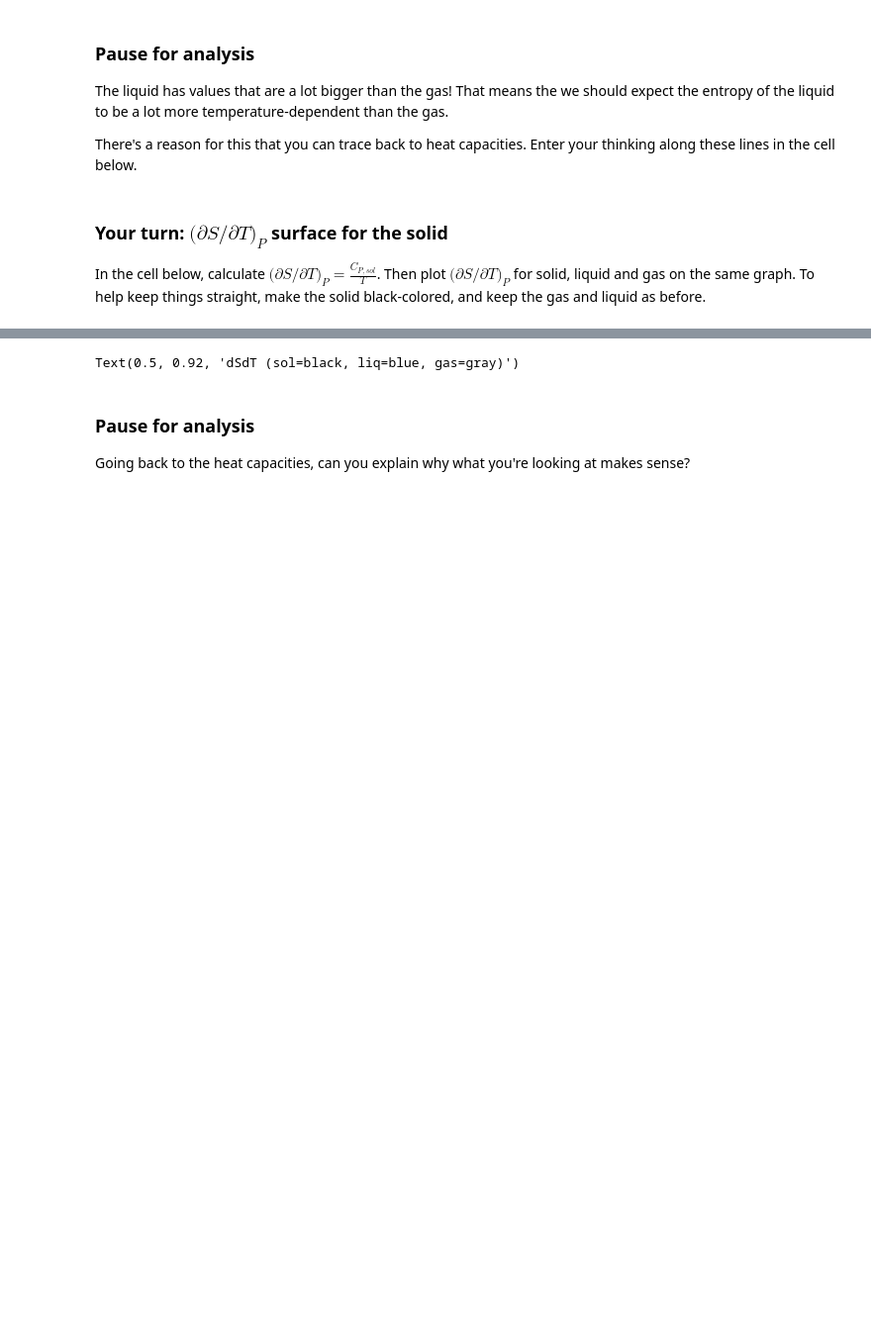
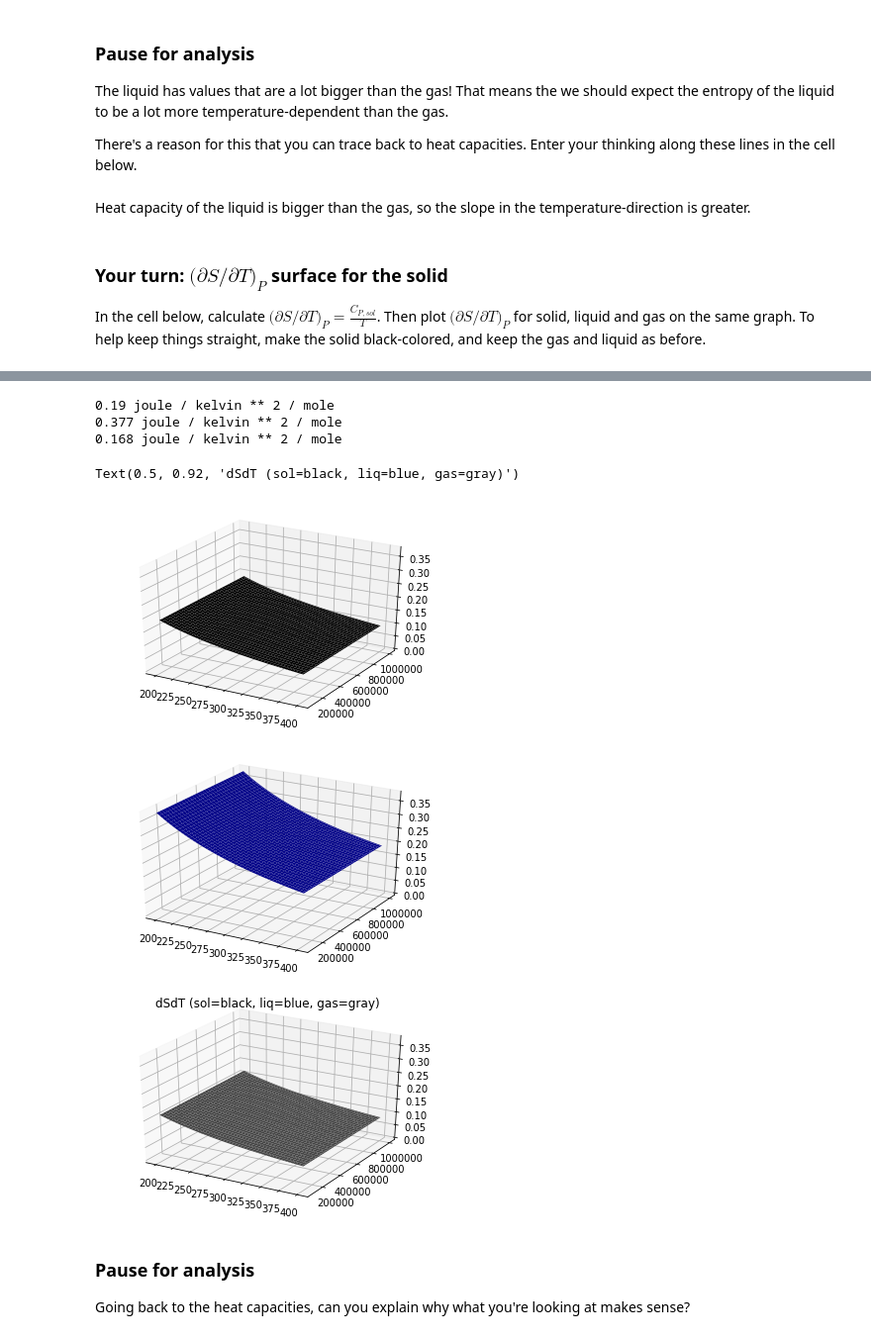
Before and after one commit to sneshyba/pypchem, a Jupyter notebook: Thermo 2022 (Neshyba)/Week_10a.CruisingSTP/CruisingSTP.ipynb, the cells around one changed output, grey strips where cells are left out. Shown at 99% size. Drawn from its saved outputs; the diff is of its cells as text; code cells hidden in the pictures; blank space fills up the shorter version.

```diff
--- a/Thermo 2022 (Neshyba)/Week_10a.CruisingSTP/CruisingSTP.ipynb
+++ b/Thermo 2022 (Neshyba)/Week_10a.CruisingSTP/CruisingSTP.ipynb
@@ -127,6 +139,8 @@ Text(0.5, 0.92, 'dSdT (liq=blue, gas=gray)')
 The liquid has values that are a lot bigger than the gas! That means the we should expect the entropy of the liquid to be a lot more temperature-dependent than the gas.
 
 There's a reason for this that you can trace back to heat capacities. Enter your thinking along these lines in the cell below.
+# %% [markdown]
+Heat capacity of the liquid is bigger than the gas, so the slope in the temperature-direction is greater.
 # %% [markdown]
 ### Your turn: $\big (\partial S/ \partial T \big )_P$ surface for the solid
 In the cell below, calculate $\big (\partial S/ \partial T \big )_P = \frac {C_{P,sol}} T$. Then plot $\big (\partial S/ \partial T \big )_P$ for solid, liquid and gas on the same graph. To help keep things straight, make the solid black-colored, and keep the gas and liquid as before.
@@ -136,17 +150,25 @@ In the cell below, calculate $\big (\partial S/ \partial T \big )_P = \frac {C_{
 dSdT_sol = CP_sol/Tgrid
 ### END SOLUTION
 
+# This allows us to make vertical scales the same
+zmax1 = np.max(np.max(dSdT_sol)); print(zmax1)
+zmax2 = np.max(np.max(dSdT_liq)); print(zmax2)
+zmax3 = np.max(np.max(dSdT_gas)); print(zmax3)
+zmax = np.max([zmax1.magnitude,zmax2.magnitude,zmax3.magnitude])
+
 # Graphics
 ### BEGIN SOLUTION
 xlabel = "T "+str(Tgrid.units)
 ylabel = "P "+str(Pgrid.units)
-ax = plt.figure().gca(projection='3d') # Set up a three dimensional graphics window
-plot_surface(Tgrid, Pgrid, dSdT_sol, color='black')
-plot_surface(Tgrid, Pgrid, dSdT_liq, color='blue')
-plot_surface(Tgrid, Pgrid, dSdT_gas, color='gray')
-ax.set_xlabel(xlabel)
-ax.set_ylabel(ylabel)
-ax.set_zlabel(str(dSdT_liq.units))
+ax = PL.plot_surface(Tgrid, Pgrid, dSdT_sol, color='black')
+ax.set_zlim([0,zmax])
+
+ax = PL.plot_surface(Tgrid, Pgrid, dSdT_liq, color='blue')
+ax.set_zlim([0,zmax])
+
+ax = PL.plot_surface(Tgrid, Pgrid, dSdT_gas, color='gray')
+ax.set_zlim([0,zmax])
+
 ### END SOLUTION
 
 ax.set_title('dSdT (sol=black, liq=blue, gas=gray)')
@@ -156,4 +176,10 @@ ax.set_title('dSdT (sol=black, liq=blue, gas=gray)')
-Text(0.5, 0.92, 'dSdT (sol=black, liq=blue, gas=gray)')
+0.19 joule / kelvin ** 2 / mole
+0.377 joule / kelvin ** 2 / mole
+0.168 joule / kelvin ** 2 / mole
+Text(0.5, 0.92, 'dSdT (sol=black, liq=blue, gas=gray)')
+[figure, added]
+[figure, added]
+[figure, added]
 # %% [markdown]
 ### Pause for analysis
 Going back to the heat capacities, can you explain why what you're looking at makes sense?
```
Also changed, not shown: parts of 11 cells of this notebook, 1 other file.
